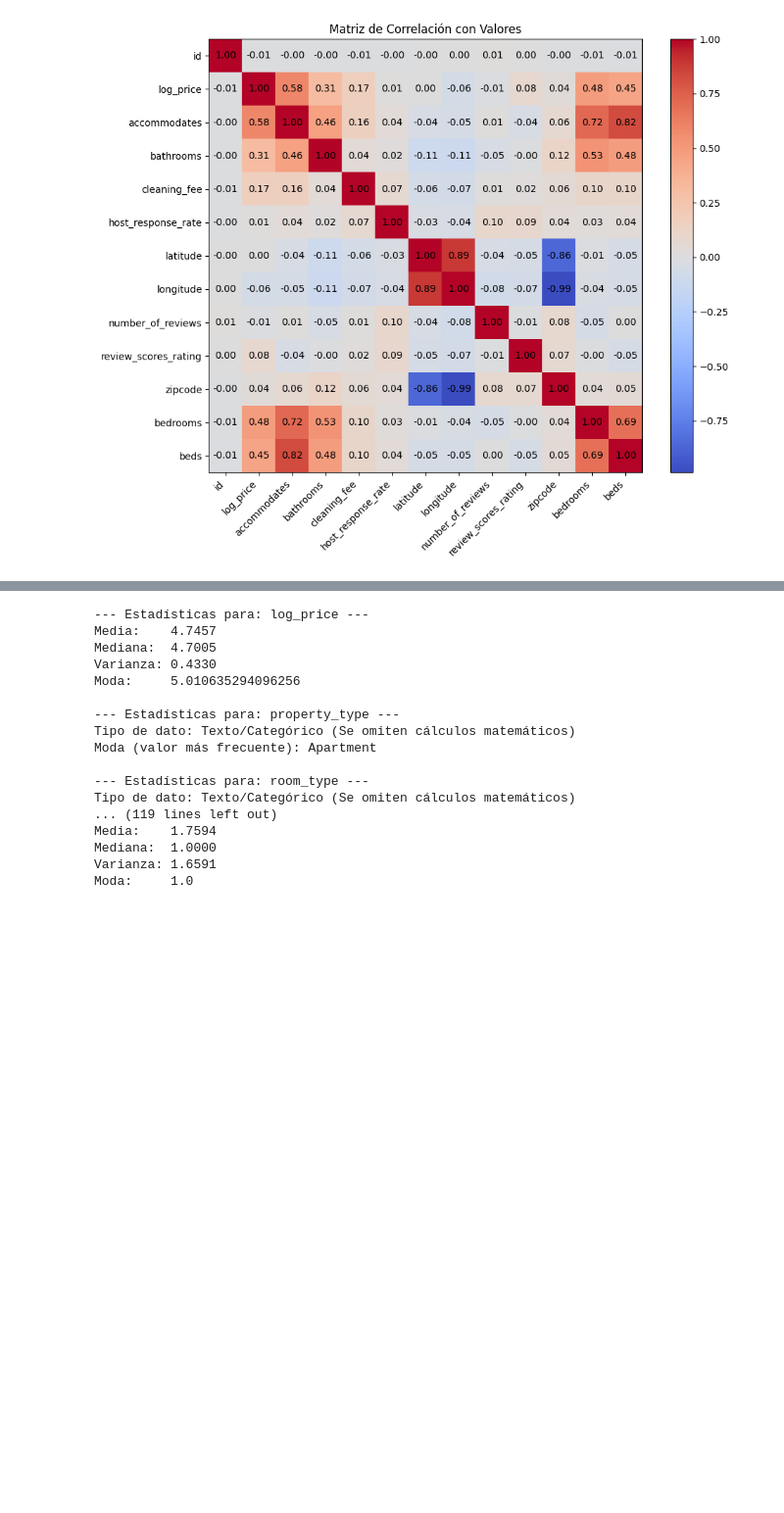
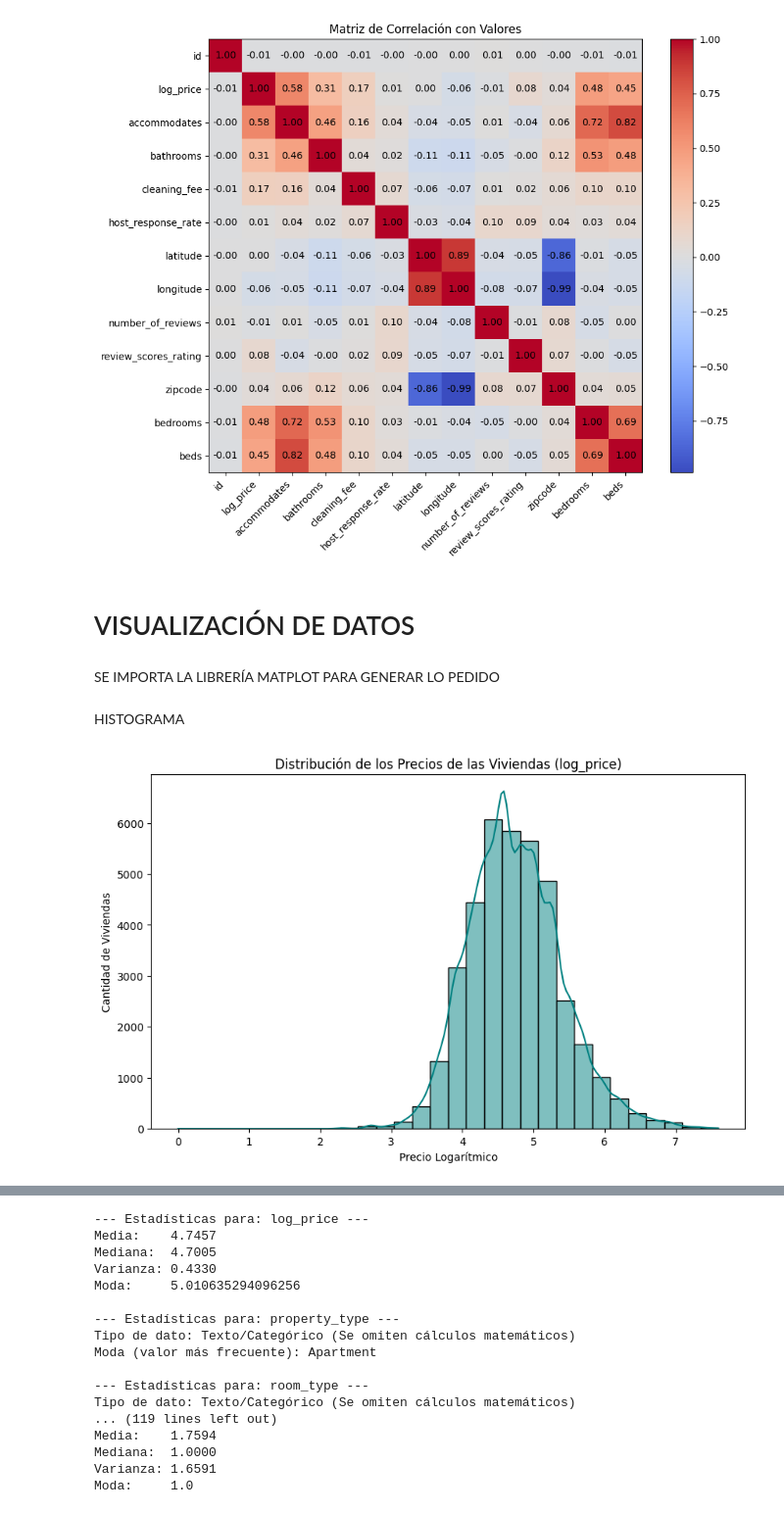
Before and after one commit to SAMCPA07/copias_collab_data-science, a Jupyter notebook: avance_proyecto.ipynb, the cells around one changed output, grey strips where cells are left out. Shown at 98% size. Saved outputs shown, nothing was run; the diff lists cells and outputs as text; code cells hidden in the pictures; blank space fills up the shorter version.

```diff
--- a/avance_proyecto.ipynb
+++ b/avance_proyecto.ipynb
@@ -494,3 +502,7 @@ plt.tight_layout()
 plt.show()
 # %% [output]
 [figure]
+# %% [markdown]
+# VISUALIZACIÓN DE DATOS
+# %% [markdown]
+SE IMPORTA LA LIBRERÍA MATPLOT PARA GENERAR LO PEDIDO
@@ -496,0 +512,15 @@ plt.show()
+# %% [markdown]
+HISTOGRAMA
+# %%
+plt.figure(figsize=(10, 6))
+
+# Dibujamos el histograma de la variable objetivo (log_price)
+sns.histplot(data=df_sin_nulos, x='log_price', bins=30, kde=True, color='teal')
+
+plt.title('Distribución de los Precios de las Viviendas (log_price)')
+plt.xlabel('Precio Logarítmico')
+plt.ylabel('Cantidad de Viviendas')
+
+plt.show()
+# %% [output]
+[figure, added]
```
Also changed, not shown: parts of 21 cells of this notebook.
